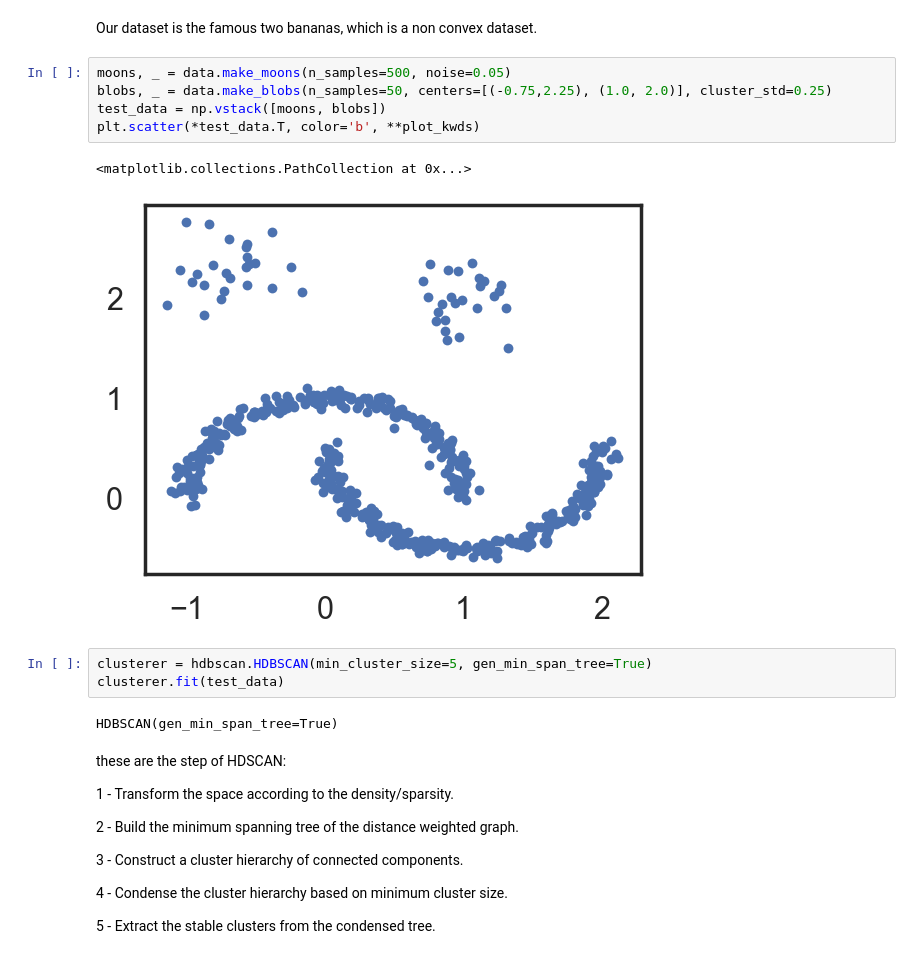
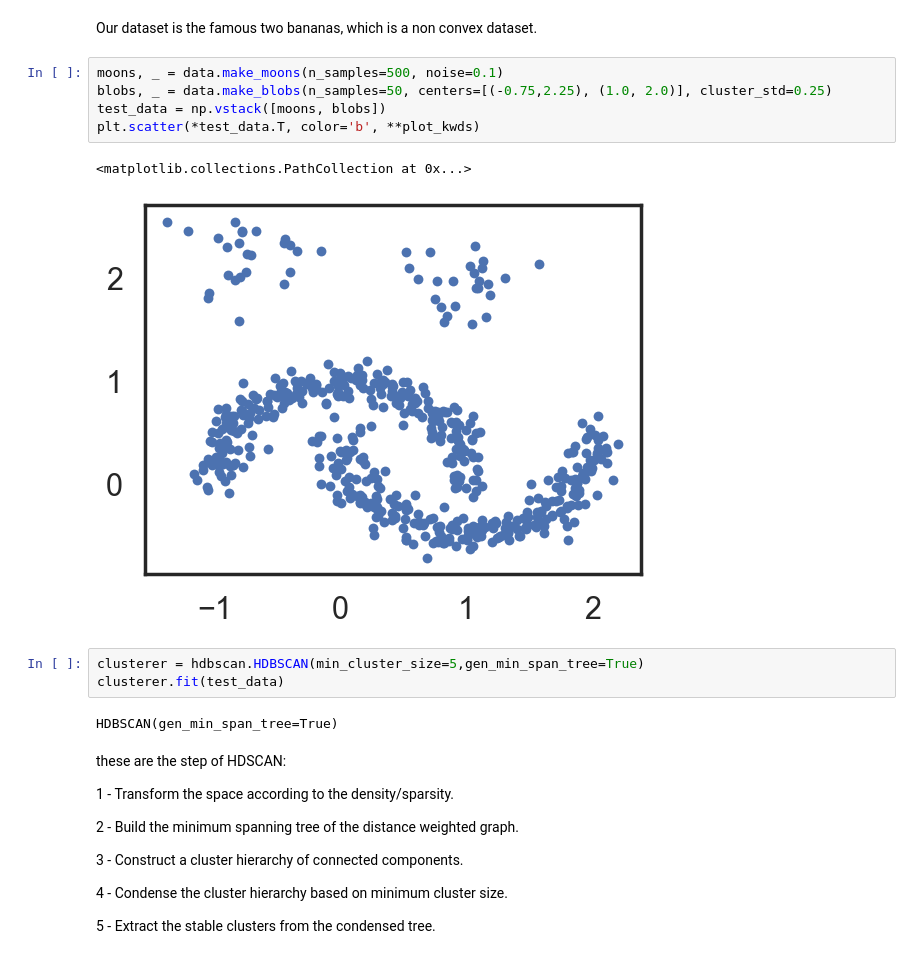
Before and after one commit to HiperBrainer/HDBSCAN, a Jupyter notebook: hdbscan.ipynb, the cells around one changed output. Drawn from its saved outputs; the diff is of its cells as text.

```diff
--- a/hdbscan.ipynb
+++ b/hdbscan.ipynb
@@ -372,15 +372,15 @@ plot_kwds = {'alpha' : 1, 's' : 50, 'linewidths':0}
 # %% [markdown]
 Our dataset is the famous two bananas, which is a non convex dataset.
 # %%
-moons, _ = data.make_moons(n_samples=500, noise=0.05)
+moons, _ = data.make_moons(n_samples=500, noise=0.1)
 blobs, _ = data.make_blobs(n_samples=50, centers=[(-0.75,2.25), (1.0, 2.0)], cluster_std=0.25)
 test_data = np.vstack([moons, blobs])
 plt.scatter(*test_data.T, color='b', **plot_kwds)
 # %% [output]
 <matplotlib.collections.PathCollection at 0x...>
-[figure, old version]
+[figure, new version]
 # %%
-clusterer = hdbscan.HDBSCAN(min_cluster_size=5, gen_min_span_tree=True)
+clusterer = hdbscan.HDBSCAN(min_cluster_size=5,gen_min_span_tree=True)
 clusterer.fit(test_data)
 # %% [output]
 HDBSCAN(gen_min_span_tree=True)
```
Also changed, not shown: parts of 35 cells of this notebook.
